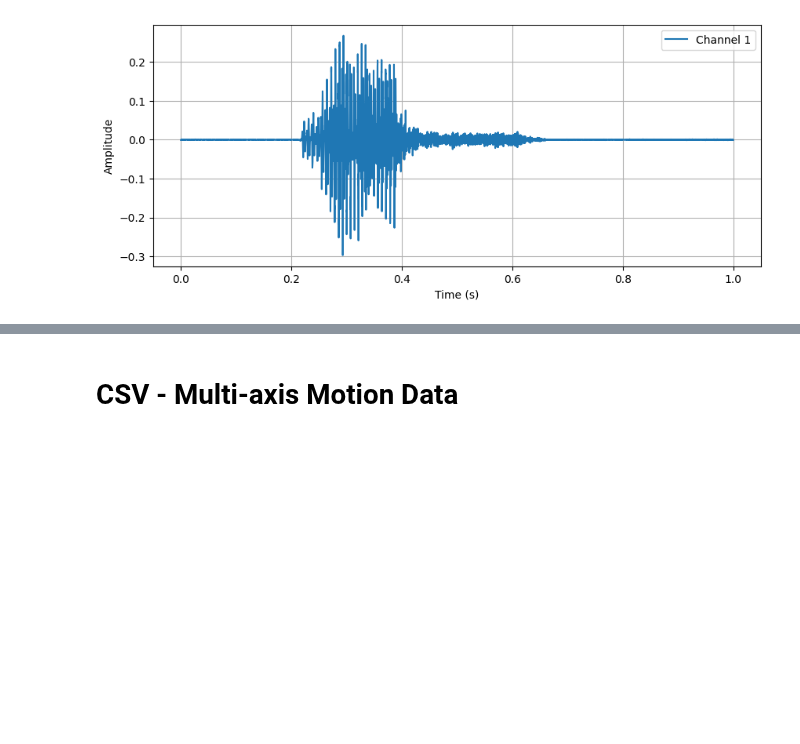
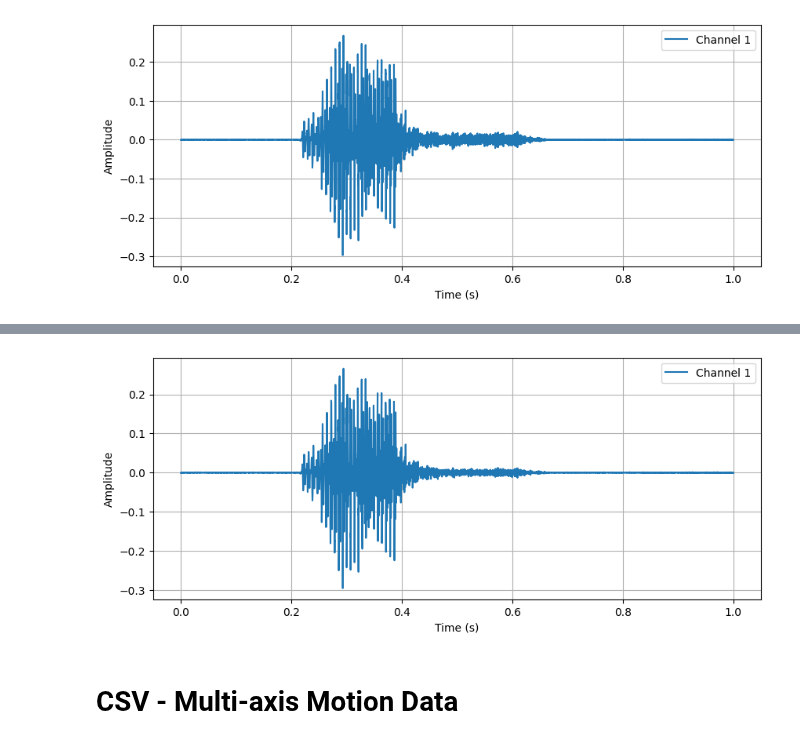
Before and after one commit to AIoT-Group-UoP/crossai-ts, a Jupyter notebook: examples/load_data.ipynb, the cells around one changed output, grey strips where cells are left out. Saved outputs shown, nothing was run; the diff lists cells and outputs as text; code cells hidden in the pictures; blank space fills up the shorter version.

```diff
--- a/examples/load_data.ipynb
+++ b/examples/load_data.ipynb
@@ -89,3 +143,12 @@ plot_signal(sig=audio_load[0].values, sr=audio_params["framerate"], mode="time",
+# %%
+plot_signal(
+    sig=audio_load_param[0].values,
+    sr=8000,
+    mode="time",
+    return_mode=False
+)
+# %% [output]
+[figure, added]
 # %% [markdown]
 # CSV - Multi-axis Motion Data
 # %%
```
Also changed, not shown: parts of 12 cells of this notebook, 2 other files.
